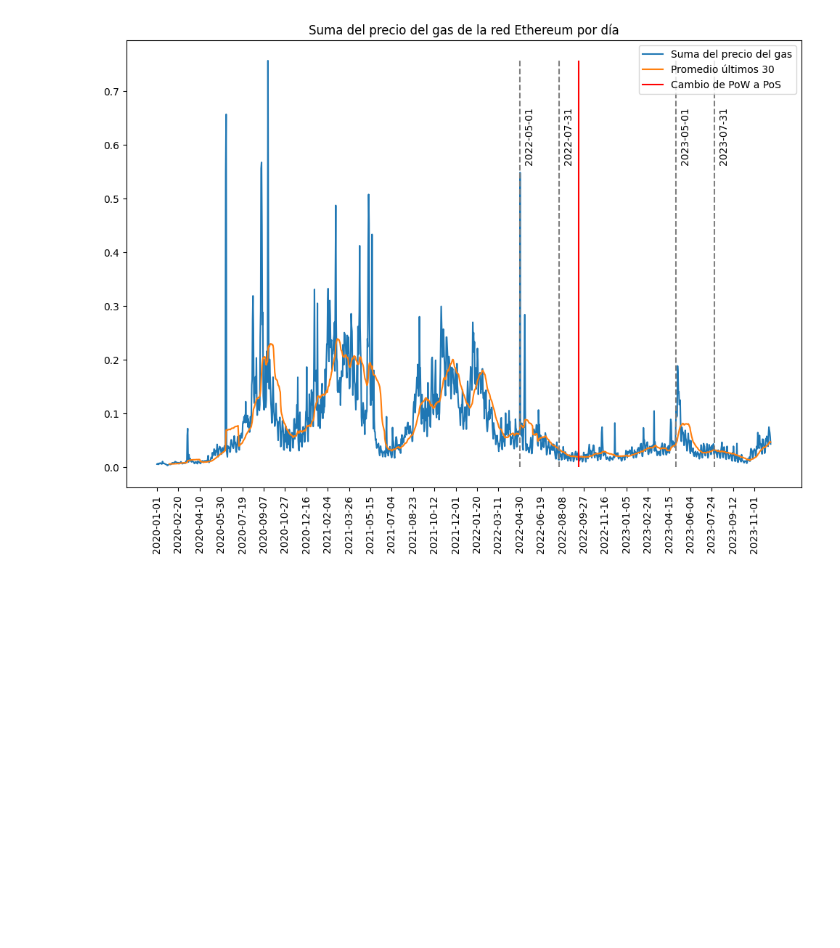
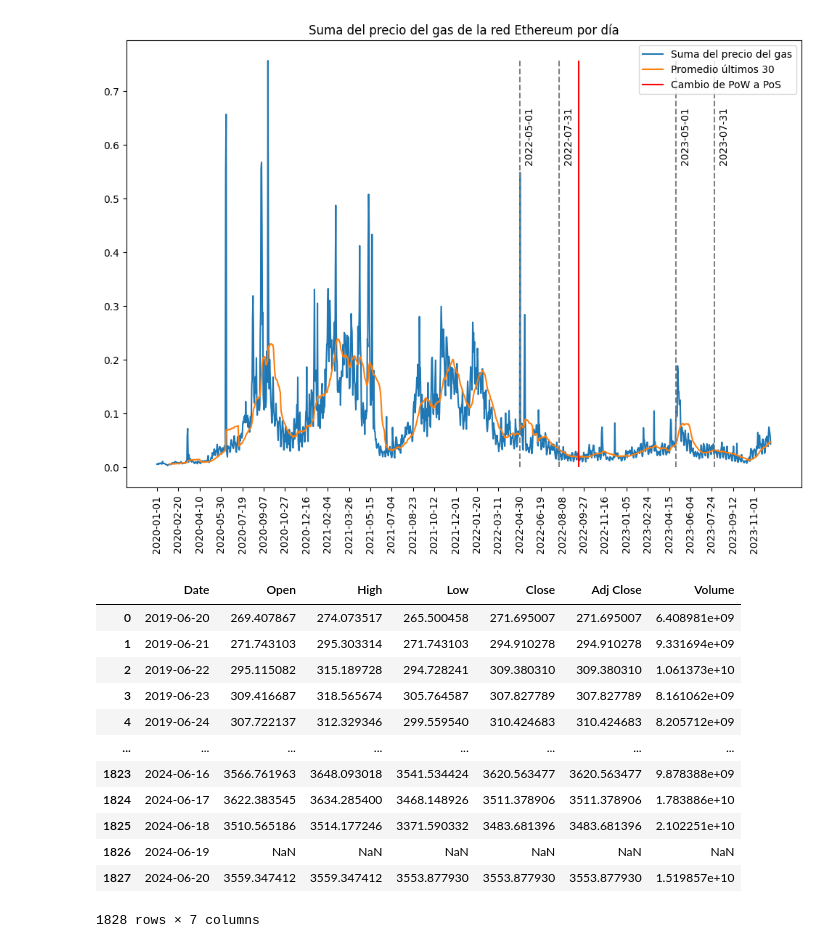
Before and after one commit to argelignacio/TRABAJO-PROFESIONAL-7599-, a Jupyter notebook: analysis/00_Transaction_count_spanish.ipynb, the cells around one changed output. Drawn from its saved outputs; the diff is of its cells as text; code cells hidden in the pictures; blank space fills up the shorter version.

```diff
--- a/analysis/00_Transaction_count_spanish.ipynb
+++ b/analysis/00_Transaction_count_spanish.ipynb
@@ -160,3 +160,22 @@ show_metric('sum_gas', 'Suma de gas utilizado', 'Uso de gas en la red de Ethereu
 show_metric('sum_gas_price', 'Suma del precio del gas', 'Suma del precio del gas de la red Ethereum por día', moving_average=True, highlight_date='2022-09-15')
 # %% [output]
 [figure]
+# %%
+import pandas as pd
+
+results = pd.read_csv('ETH-USD.csv')
+results
+# %% [output]
+|  | Date | Open | High | Low | Close | Adj Close | Volume |
+| 0 | 2019-06-20 | 269.407867 | 274.073517 | 265.500458 | 271.695007 | 271.695007 | 6.408981e+09 |
+| 1 | 2019-06-21 | 271.743103 | 295.303314 | 271.743103 | 294.910278 | 294.910278 | 9.331694e+09 |
+| 2 | 2019-06-22 | 295.115082 | 315.189728 | 294.728241 | 309.380310 | 309.380310 | 1.061373e+10 |
+| 3 | 2019-06-23 | 309.416687 | 318.565674 | 305.764587 | 307.827789 | 307.827789 | 8.161062e+09 |
+| 4 | 2019-06-24 | 307.722137 | 312.329346 | 299.559540 | 310.424683 | 310.424683 | 8.205712e+09 |
+| ... | ... | ... | ... | ... | ... | ... | ... |
+| 1823 | 2024-06-16 | 3566.761963 | 3648.093018 | 3541.534424 | 3620.563477 | 3620.563477 | 9.878388e+09 |
+| 1824 | 2024-06-17 | 3622.383545 | 3634.285400 | 3468.148926 | 3511.378906 | 3511.378906 | 1.783886e+10 |
+| 1825 | 2024-06-18 | 3510.565186 | 3514.177246 | 3371.590332 | 3483.681396 | 3483.681396 | 2.102251e+10 |
+| 1826 | 2024-06-19 | NaN | NaN | NaN | NaN | NaN | NaN |
+| 1827 | 2024-06-20 | 3559.347412 | 3559.347412 | 3553.877930 | 3553.877930 | 3553.877930 | 1.519857e+10 |
+1828 rows × 7 columns
```
Also changed, not shown: parts of 3 cells of this notebook, 5 other files.
